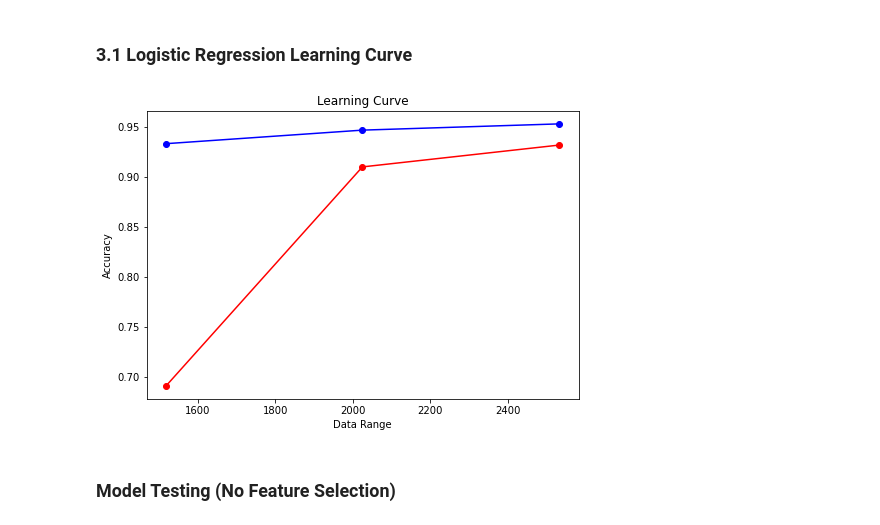
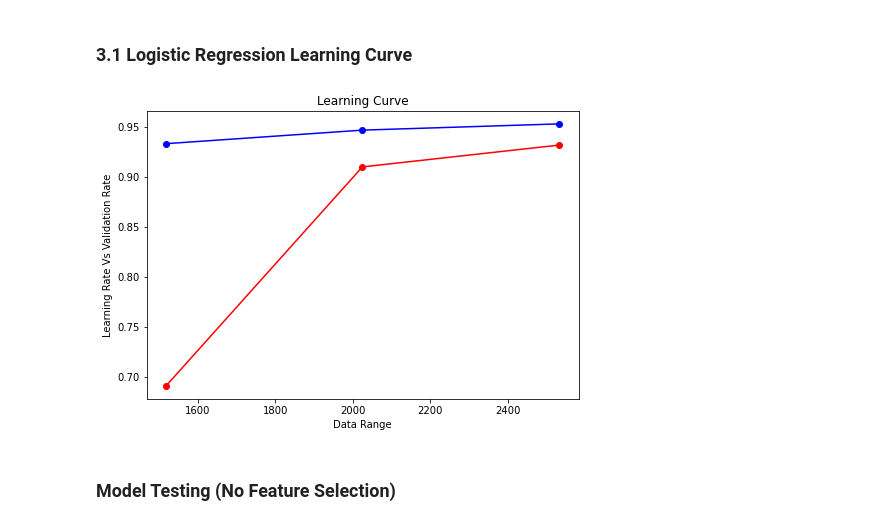
Before and after one commit to Popusa/gender-voice-classification, a Jupyter notebook: gender-voice-classification.ipynb, the cells around one changed output. Saved outputs shown, nothing was run; the diff lists cells and outputs as text; code cells hidden in the pictures.

```diff
--- a/gender-voice-classification.ipynb
+++ b/gender-voice-classification.ipynb
@@ -403,31 +403,31 @@ lrmodel_no_fs.score(x_test_no_fs, y_test_no_fs)
 # %%
 train_sizes, train_scores, test_scores = learning_curve(
     estimator=lrmodel_no_fs,
     X=x,
     y=y,
     cv=5,
     scoring="accuracy",
     n_jobs=-1,
     train_sizes = [0.2,0.4,0.6,0.8,1],
 )
 train_mean = np.mean(train_scores, axis=1)
 train_std = np.std(train_scores, axis=1)
 
 test_mean = np.mean(test_scores, axis=1)
 test_std = np.std(test_scores, axis=1)
 
 fig=plt.figure()
 ax=fig.add_axes([0,0,1,1])
 ax.scatter(x=train_sizes,y= train_scores.mean(axis=1), color='b')
 ax.scatter(x=train_sizes,y=test_scores.mean(axis=1), color='r')
 ax.plot(train_sizes,train_scores.mean(axis=1), color='b')
 ax.plot(train_sizes,test_scores.mean(axis=1), color='r')
 ax.set_xlabel('Data Range')
-ax.set_ylabel('Accuracy')
+ax.set_ylabel('Learning Rate Vs Validation Rate')
 ax.set_title('Learning Curve')
 plt.show()
 # %% [output]
-[figure, old version]
+[figure, new version]
 # %% [markdown]
 ### Model Testing (No Feature Selection)
 # %% [markdown]
```
Also changed, not shown: parts of 5 cells of this notebook.
